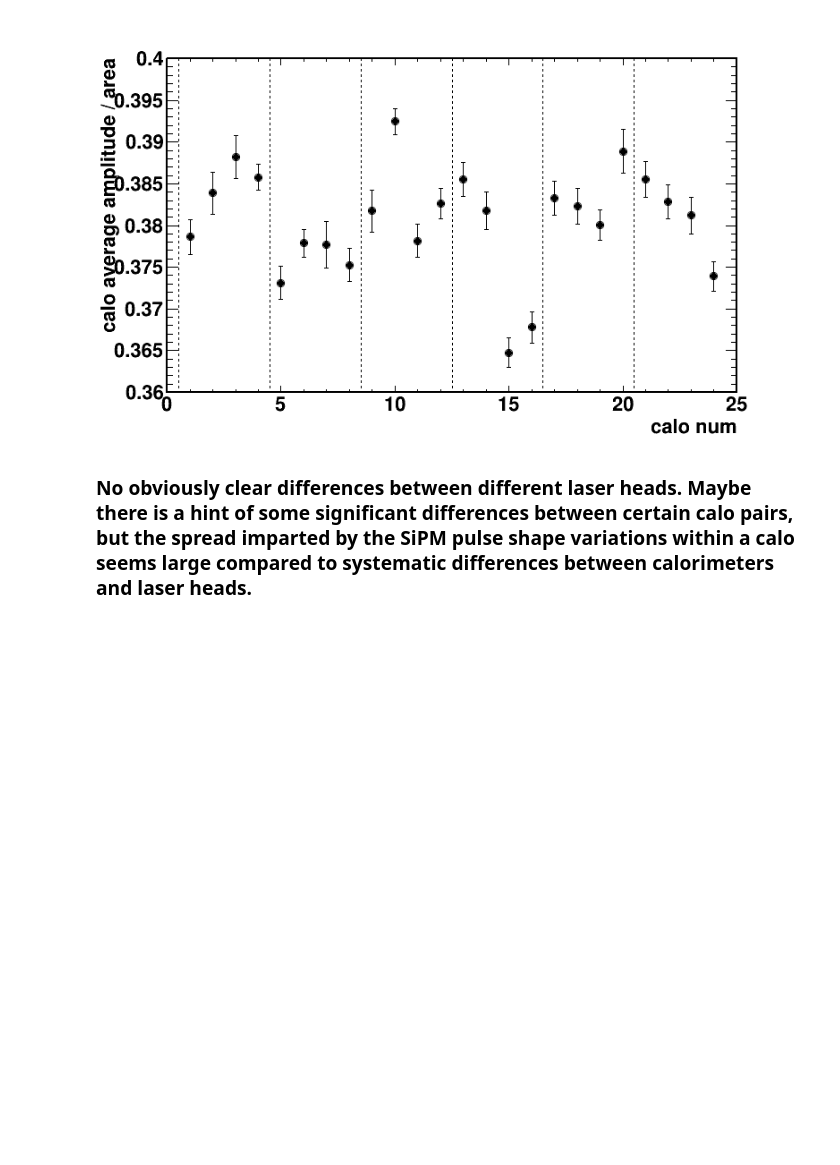
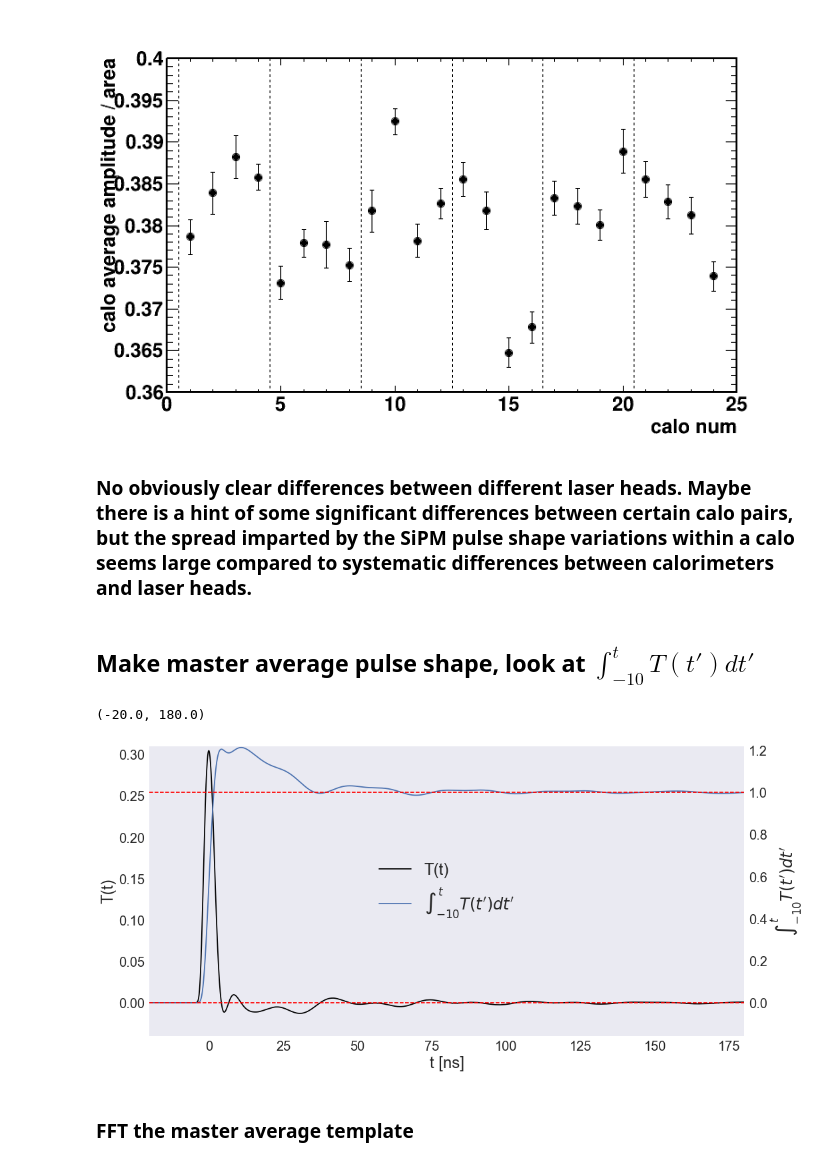
Before and after one commit to atfienberg/gm2-jupyter-notebooks, a Jupyter notebook: commissioningRunLaserTemplateComparisons.ipynb, the cells around one changed output. Saved outputs shown, nothing was run; the diff lists cells and outputs as text; code cells hidden in the pictures; blank space fills up the shorter version.

Commit message:
added a couple more template plots

```diff
--- a/commissioningRunLaserTemplateComparisons.ipynb
+++ b/commissioningRunLaserTemplateComparisons.ipynb
@@ -155,3 +155,5 @@ overlay_canv.Draw()
 [figure]
 # %% [markdown]
 ### No obviously clear differences between different laser heads. Maybe there is a hint of some significant differences between certain calo pairs, but the spread imparted by the SiPM pulse shape variations within a calo seems large compared to systematic differences between calorimeters and laser heads.
+# %% [markdown]
+## Make master average pulse shape, look at $\int_{-10}^{t} T(t')dt'$
@@ -157,0 +181,31 @@ overlay_canv.Draw()
+# %%
+%matplotlib inline
+from matplotlib import pyplot as plt
+import seaborn as sns
+sns.set_style('dark')
+plt.rcParams['figure.figsize'] = 16, 8
+# %%
+xs, ys = build_master_avg_template()
+# %%
+integrals = np.array([np.trapz(ys[:i], xs[:i]) for i,_ in enumerate(xs)])
+# %%
+_,ax1 = plt.subplots()
+ax1.set_ylim(-0.04,0.31)
+ax2 = ax1.twinx()
+ax1.set_xlabel('t [ns]',fontsize=24)
+ax1.set_ylabel('T(t)',fontsize=24)
+ax2.set_ylabel('$\int_{-10}^{t} T(t\')dt\'$',fontsize=24)
+ax2.set_ylim((-0.04/0.31)*1.22, 1.22)
+templ,=ax1.plot(xs, ys, 'k-', label='T(t)')
+integral,=ax2.plot(xs, integrals, label='$\int_{-10}^{t} T(t\')dt\'$')
+ax1.legend(handles=[templ,integral], loc='center', fontsize=24)
+ax2.plot([xs[0], xs[-1]],[1,1],'r--')
+ax2.plot([xs[0], xs[-1]],[0,0],'r--')
+ax1.tick_params(labelsize=20)
+ax2.tick_params(labelsize=20)
+ax1.set_xlim(xs[0],xs[-1])
+# %% [output]
+(-20.0, 180.0)
+[figure, added]
+# %% [markdown]
+### FFT the master average template
```
Also changed, not shown: parts of 6 cells of this notebook.
